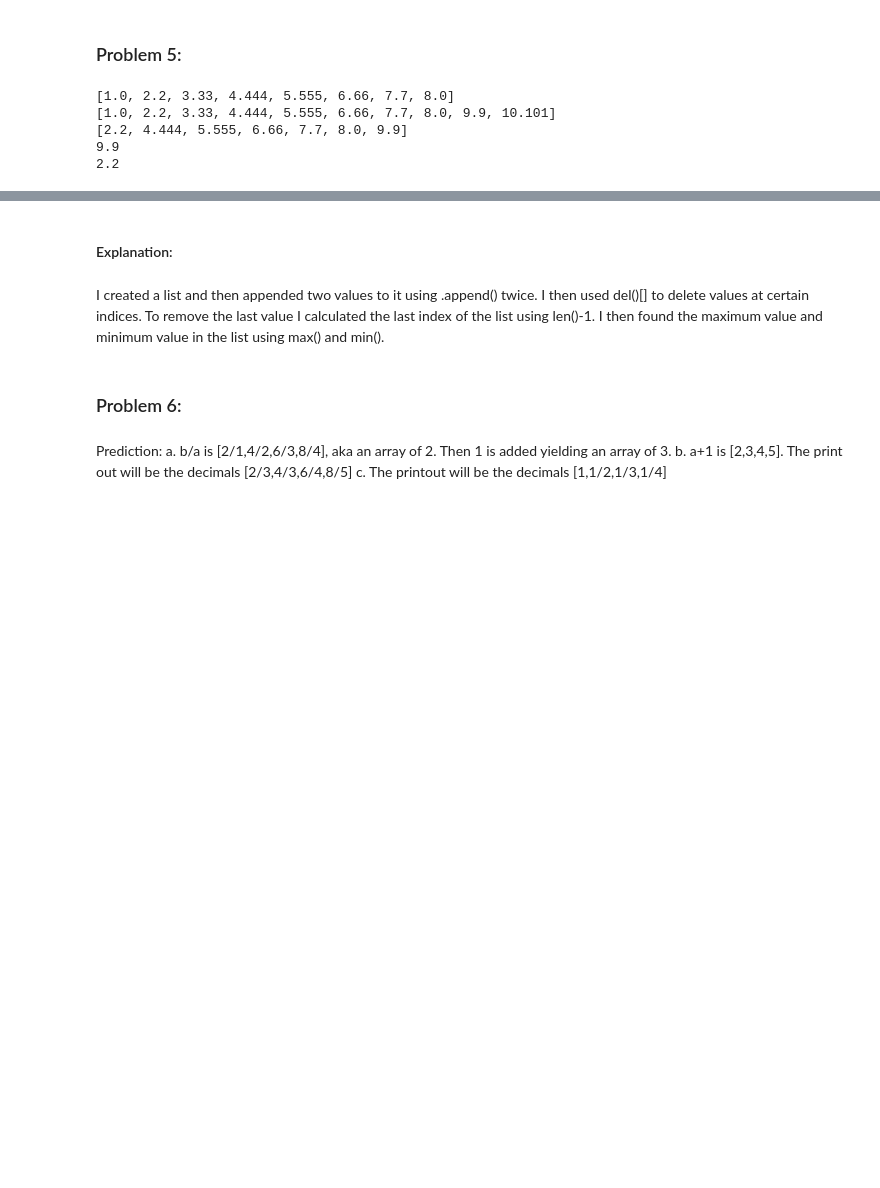
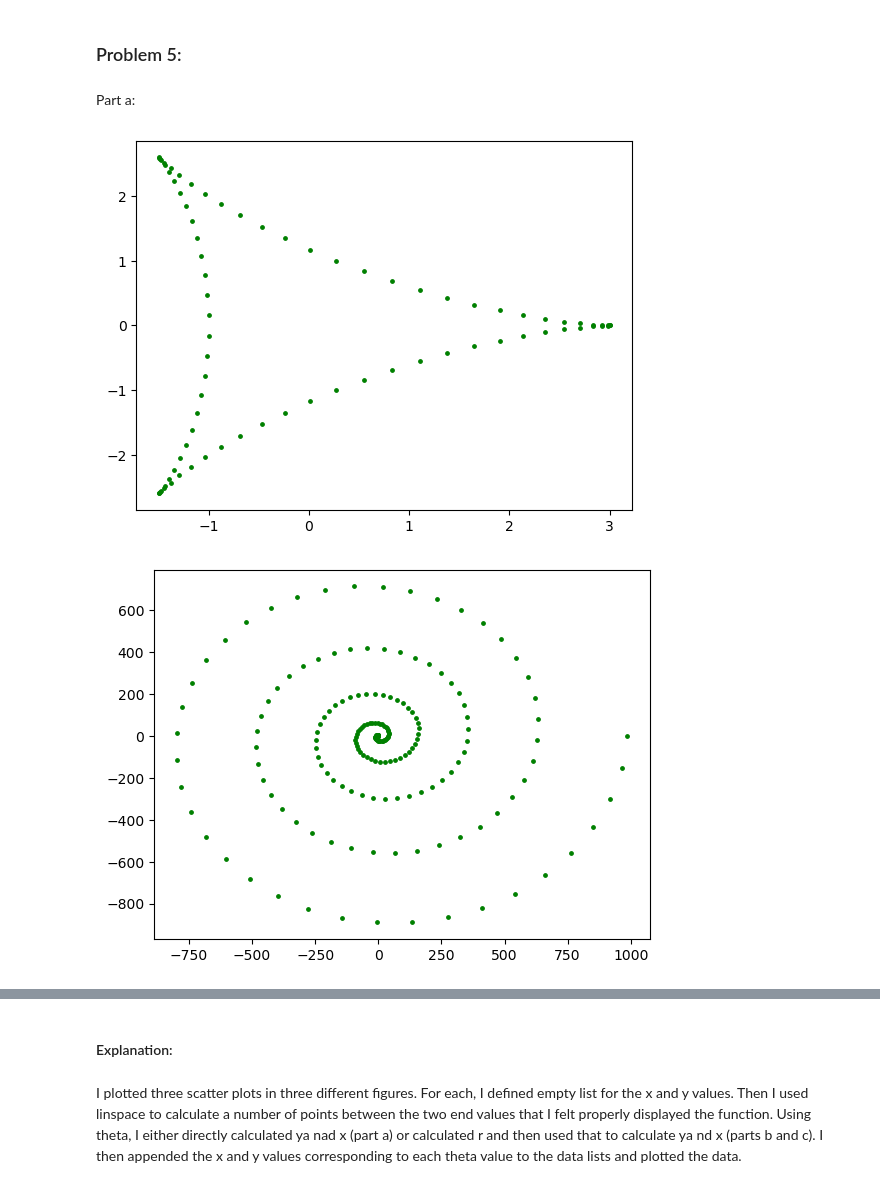
Before and after one commit to LDeGroot-Wooster/CompPhys26, a Jupyter notebook: Homework/Homework2_JunoRyan.ipynb, the cells around one changed output, grey strips where cells are left out. Cells and saved outputs as stored; diff of their text form; code cells hidden in the pictures; blank space fills up the shorter version.

```diff
--- a/Homework/Homework2_JunoRyan.ipynb
+++ b/Homework/Homework2_JunoRyan.ipynb
@@ -130,23 +176,51 @@ I first set the values of $C_n$ and n for n=0. Using a while loop, I check if th
 # %% [markdown]
 ### Problem 5:
+# %% [markdown]
+Part a:
 # %%
-float_list = [1.0,2.2,3.33,4.444,5.555,6.66,7.7,8.0]
-print(float_list)
+#calculates deltoid
+x_vals = []
+y_vals = []
+for theta in np.linspace(0,2*np.pi,80):
+    x=2*np.cos(theta)+np.cos(2*theta)
+    y=2*np.sin(theta)-np.sin(2*theta)
+    x_vals.append(x)
+    y_vals.append(y)
 
-#append two values to list
-float_list.append(9.9)
-float_list.append(10.1010)
-print(float_list)
+#plots deltoid
+plt.figure(1)
+plt.scatter(x_vals,y_vals,s=6,c="g")
+plt.show()
 
-del(float_list)[2] #remove third value
-del(float_list)[0] #remove first value
-del(float_list)[len(float_list)-1] #remove last value
-print(float_list)
-print(max(float_list))
-print(min(float_list))
+#calculate spiral
+x_vals2 = []
+y_vals2 = []
+for theta in np.linspace(0,10*np.pi,200):
+    r = theta**2
+    x = r*np.cos(theta)
+    y = r*np.sin(theta)
+    x_vals2.append(x)
+    y_vals2.append(y)
+
+#plot spiral
+plt.figure(2)
+plt.scatter(x_vals2,y_vals2,s=6,c="g")
+plt.show()
+
+#calculate Fey
+x_vals3 = []
+y_vals3 = []
+for theta in np.linspace(0,24*np.pi,4000):
+    r = (math.e**(np.cos(theta)))-(2*np.cos(4*theta))+((np.sin(theta/12))**5)
+    x = r*np.cos(theta)
+    y = r*np.sin(theta)
+    x_vals3.append(x)
+    y_vals3.append(y)
+
+#plot Fey
+plt.figure(2)
+plt.scatter(x_vals3,y_vals3,s=6,c="g")
+plt.show()
 # %% [output]
-[1.0, 2.2, 3.33, 4.444, 5.555, 6.66, 7.7, 8.0]
-[1.0, 2.2, 3.33, 4.444, 5.555, 6.66, 7.7, 8.0, 9.9, 10.101]
-[2.2, 4.444, 5.555, 6.66, 7.7, 8.0, 9.9]
-9.9
-2.2
+[figure, added]
+[figure, added]
@@ -153,11 +228,4 @@ print(min(float_list))
 # %% [markdown]
 #### Explanation:
 # %% [markdown]
-I created a list and then appended two values to it using .append() twice. I then used del()[] to delete values at certain indices. To remove the last value I calculated the last index of the list using len()-1. I then found the maximum value and minimum value in the list using max() and min().
+I plotted three scatter plots in three different figures. For each, I defined empty list for the x and y values. Then I used linspace to calculate a number of points between the two end values that I felt properly displayed the function. Using theta, I either directly calculated ya nad x (part a) or calculated r and then used that to calculate ya nd x (parts b and c). I then appended the x and y values corresponding to each theta value to the data lists and plotted the data.
-# %% [markdown]
-### Problem 6:
-# %% [markdown]
-Prediction:
-a. b/a is [2/1,4/2,6/3,8/4], aka an array of 2. Then 1 is added yielding an array of 3.
-b. a+1 is [2,3,4,5]. The print out will be the decimals [2/3,4/3,6/4,8/5]
-c. The printout will be the decimals [1,1/2,1/3,1/4]
```
Also changed, not shown: parts of 18 cells of this notebook.
